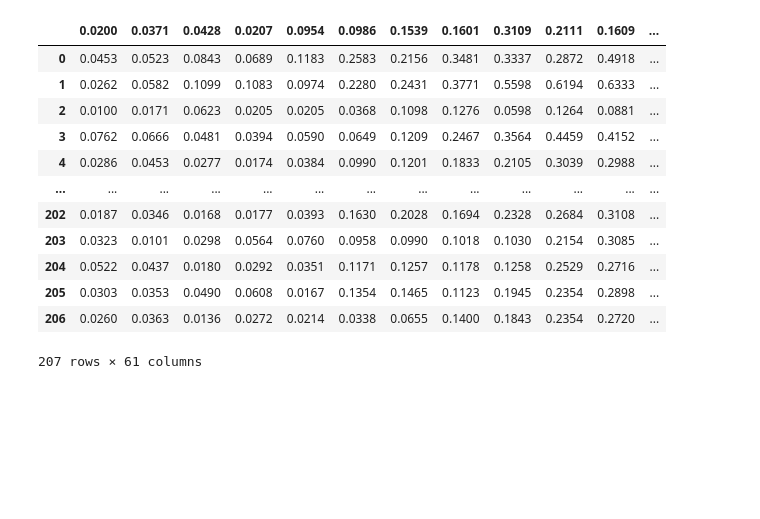
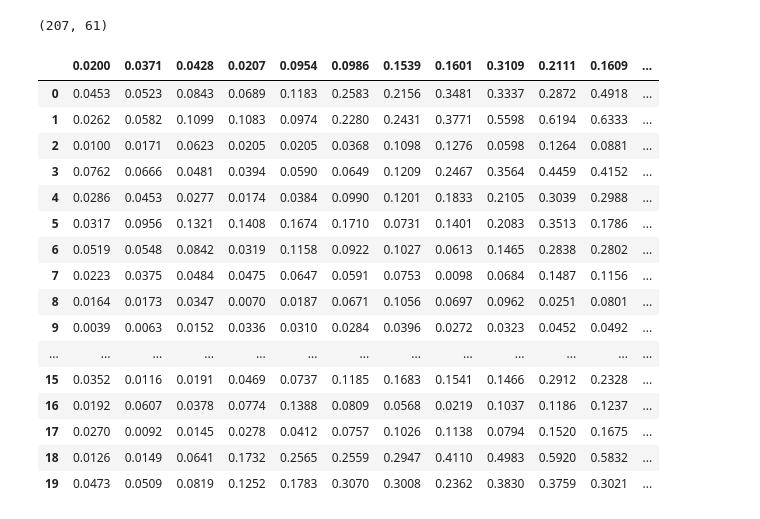
Before and after one commit to atul10121/cpa, a Jupyter notebook: Untitled7.ipynb, the cells around one changed output. Drawn from its saved outputs; the diff is of its cells as text; code cells hidden in the pictures; blank space fills up the shorter version.

Commit message:
balancing the data set is not done working on it

```diff
--- a/Untitled7.ipynb
+++ b/Untitled7.ipynb
@@ -3,20 +3,28 @@
 # %%
 import pandas as pd
 # %%
-data=pd.read_csv('/content/sonar.all-data.csv')
+df=pd.read_csv('/content/sonar.all-data.csv')
-# %%
-data
-# %% [output]
-|  | 0.0200 | 0.0371 | 0.0428 | 0.0207 | 0.0954 | 0.0986 | 0.1539 | 0.1601 | 0.3109 | 0.2111 | 0.1609 | ... |
-| 0 | 0.0453 | 0.0523 | 0.0843 | 0.0689 | 0.1183 | 0.2583 | 0.2156 | 0.3481 | 0.3337 | 0.2872 | 0.4918 | ... |
-| 1 | 0.0262 | 0.0582 | 0.1099 | 0.1083 | 0.0974 | 0.2280 | 0.2431 | 0.3771 | 0.5598 | 0.6194 | 0.6333 | ... |
-| 2 | 0.0100 | 0.0171 | 0.0623 | 0.0205 | 0.0205 | 0.0368 | 0.1098 | 0.1276 | 0.0598 | 0.1264 | 0.0881 | ... |
-| 3 | 0.0762 | 0.0666 | 0.0481 | 0.0394 | 0.0590 | 0.0649 | 0.1209 | 0.2467 | 0.3564 | 0.4459 | 0.4152 | ... |
-| 4 | 0.0286 | 0.0453 | 0.0277 | 0.0174 | 0.0384 | 0.0990 | 0.1201 | 0.1833 | 0.2105 | 0.3039 | 0.2988 | ... |
-| ... | ... | ... | ... | ... | ... | ... | ... | ... | ... | ... | ... | ... |
-| 202 | 0.0187 | 0.0346 | 0.0168 | 0.0177 | 0.0393 | 0.1630 | 0.2028 | 0.1694 | 0.2328 | 0.2684 | 0.3108 | ... |
-| 203 | 0.0323 | 0.0101 | 0.0298 | 0.0564 | 0.0760 | 0.0958 | 0.0990 | 0.1018 | 0.1030 | 0.2154 | 0.3085 | ... |
-| 204 | 0.0522 | 0.0437 | 0.0180 | 0.0292 | 0.0351 | 0.1171 | 0.1257 | 0.1178 | 0.1258 | 0.2529 | 0.2716 | ... |
-| 205 | 0.0303 | 0.0353 | 0.0490 | 0.0608 | 0.0167 | 0.1354 | 0.1465 | 0.1123 | 0.1945 | 0.2354 | 0.2898 | ... |
-| 206 | 0.0260 | 0.0363 | 0.0136 | 0.0272 | 0.0214 | 0.0338 | 0.0655 | 0.1400 | 0.1843 | 0.2354 | 0.2720 | ... |
-207 rows × 61 columns
+# %%
+df.shape
+# %% [output]
+(207, 61)
+# %%
+df.head(20)
+# %% [output]
+|  | 0.0200 | 0.0371 | 0.0428 | 0.0207 | 0.0954 | 0.0986 | 0.1539 | 0.1601 | 0.3109 | 0.2111 | 0.1609 | ... |
+| 0 | 0.0453 | 0.0523 | 0.0843 | 0.0689 | 0.1183 | 0.2583 | 0.2156 | 0.3481 | 0.3337 | 0.2872 | 0.4918 | ... |
+| 1 | 0.0262 | 0.0582 | 0.1099 | 0.1083 | 0.0974 | 0.2280 | 0.2431 | 0.3771 | 0.5598 | 0.6194 | 0.6333 | ... |
+| 2 | 0.0100 | 0.0171 | 0.0623 | 0.0205 | 0.0205 | 0.0368 | 0.1098 | 0.1276 | 0.0598 | 0.1264 | 0.0881 | ... |
+| 3 | 0.0762 | 0.0666 | 0.0481 | 0.0394 | 0.0590 | 0.0649 | 0.1209 | 0.2467 | 0.3564 | 0.4459 | 0.4152 | ... |
+| 4 | 0.0286 | 0.0453 | 0.0277 | 0.0174 | 0.0384 | 0.0990 | 0.1201 | 0.1833 | 0.2105 | 0.3039 | 0.2988 | ... |
+| 5 | 0.0317 | 0.0956 | 0.1321 | 0.1408 | 0.1674 | 0.1710 | 0.0731 | 0.1401 | 0.2083 | 0.3513 | 0.1786 | ... |
+| 6 | 0.0519 | 0.0548 | 0.0842 | 0.0319 | 0.1158 | 0.0922 | 0.1027 | 0.0613 | 0.1465 | 0.2838 | 0.2802 | ... |
+| 7 | 0.0223 | 0.0375 | 0.0484 | 0.0475 | 0.0647 | 0.0591 | 0.0753 | 0.0098 | 0.0684 | 0.1487 | 0.1156 | ... |
+| 8 | 0.0164 | 0.0173 | 0.0347 | 0.0070 | 0.0187 | 0.0671 | 0.1056 | 0.0697 | 0.0962 | 0.0251 | 0.0801 | ... |
+| 9 | 0.0039 | 0.0063 | 0.0152 | 0.0336 | 0.0310 | 0.0284 | 0.0396 | 0.0272 | 0.0323 | 0.0452 | 0.0492 | ... |
+| ... | ... | ... | ... | ... | ... | ... | ... | ... | ... | ... | ... | ... |
+| 15 | 0.0352 | 0.0116 | 0.0191 | 0.0469 | 0.0737 | 0.1185 | 0.1683 | 0.1541 | 0.1466 | 0.2912 | 0.2328 | ... |
+| 16 | 0.0192 | 0.0607 | 0.0378 | 0.0774 | 0.1388 | 0.0809 | 0.0568 | 0.0219 | 0.1037 | 0.1186 | 0.1237 | ... |
+| 17 | 0.0270 | 0.0092 | 0.0145 | 0.0278 | 0.0412 | 0.0757 | 0.1026 | 0.1138 | 0.0794 | 0.1520 | 0.1675 | ... |
+| 18 | 0.0126 | 0.0149 | 0.0641 | 0.1732 | 0.2565 | 0.2559 | 0.2947 | 0.4110 | 0.4983 | 0.5920 | 0.5832 | ... |
+| 19 | 0.0473 | 0.0509 | 0.0819 | 0.1252 | 0.1783 | 0.3070 | 0.3008 | 0.2362 | 0.3830 | 0.3759 | 0.3021 | ... |
```
Also changed, not shown: parts of 10 cells of this notebook.
